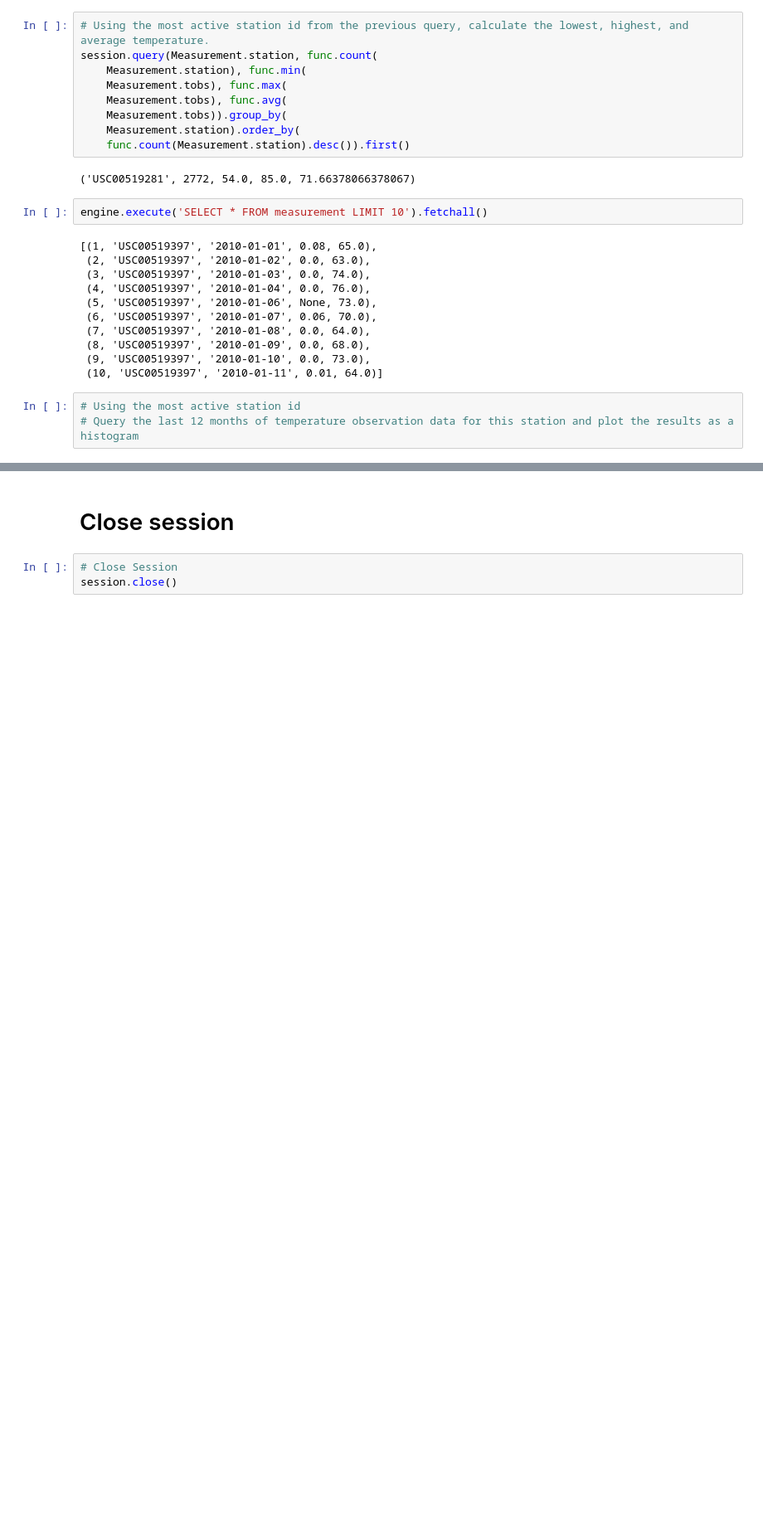
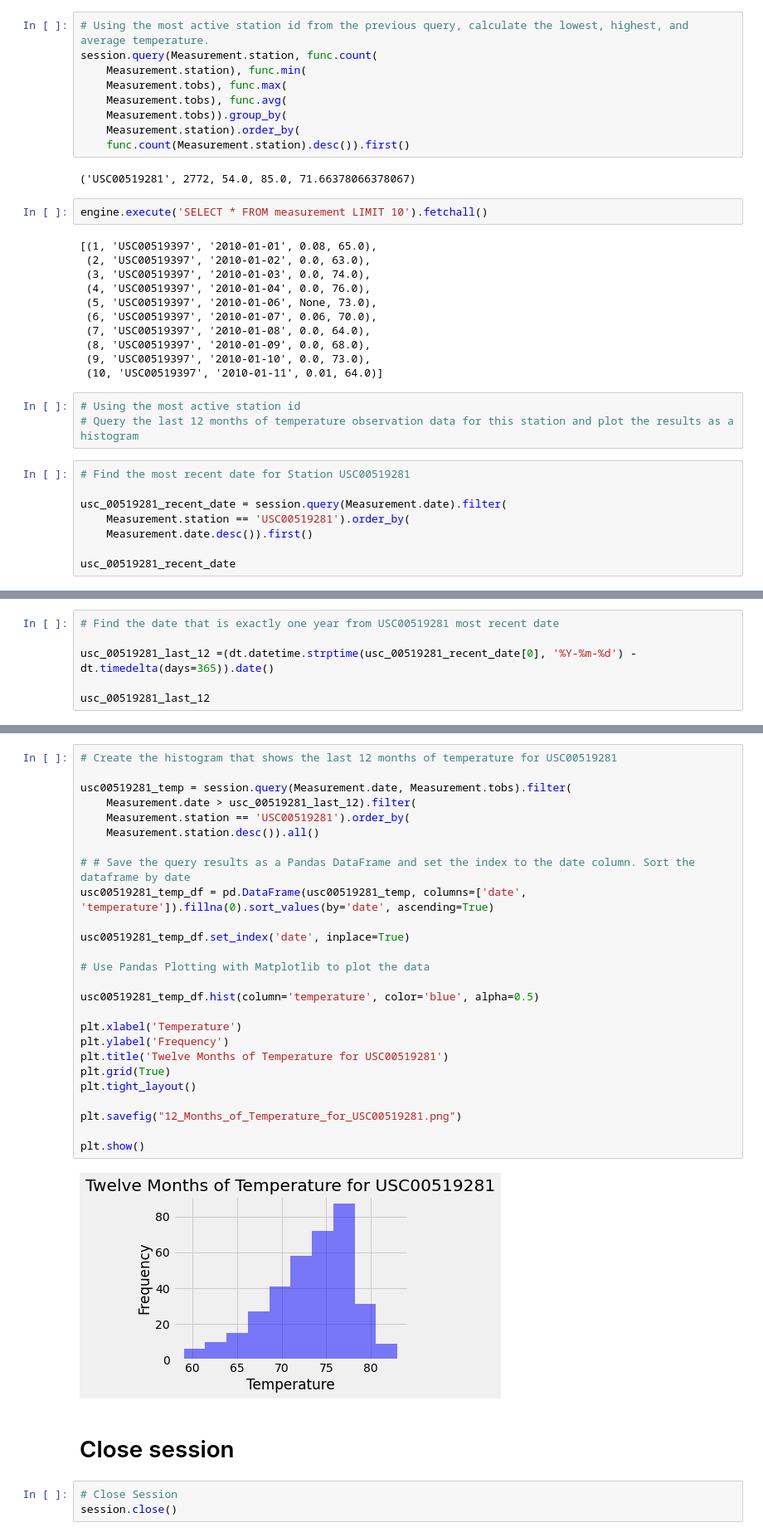
Before and after one commit to llhabers/sqlalchemy-challenge, a Jupyter notebook: SQLA.ipynb, the cells around one changed output, grey strips where cells are left out. Shown at 83% size. Cells and saved outputs as stored; diff of their text form; blank space fills up the shorter version.

```diff
--- a/SQLA.ipynb
+++ b/SQLA.ipynb
@@ -206,3 +204,11 @@ engine.execute('SELECT * FROM measurement LIMIT 10').fetchall()
 # %%
 # Using the most active station id
 # Query the last 12 months of temperature observation data for this station and plot the results as a histogram
+# %%
+# Find the most recent date for Station USC00519281
+
+usc_00519281_recent_date = session.query(Measurement.date).filter(
+    Measurement.station == 'USC00519281').order_by(
+    Measurement.date.desc()).first()
+
+usc_00519281_recent_date
@@ -208,0 +217,6 @@ engine.execute('SELECT * FROM measurement LIMIT 10').fetchall()
+# %%
+# Find the date that is exactly one year from USC00519281 most recent date
+
+usc_00519281_last_12 =(dt.datetime.strptime(usc_00519281_recent_date[0], '%Y-%m-%d') - dt.timedelta(days=365)).date()
+
+usc_00519281_last_12
@@ -209,3 +248,31 @@ engine.execute('SELECT * FROM measurement LIMIT 10').fetchall()
+# %%
+# Create the histogram that shows the last 12 months of temperature for USC00519281
+
+usc00519281_temp = session.query(Measurement.date, Measurement.tobs).filter(
+    Measurement.date > usc_00519281_last_12).filter(
+    Measurement.station == 'USC00519281').order_by(
+    Measurement.station.desc()).all()
+
+# # Save the query results as a Pandas DataFrame and set the index to the date column. Sort the dataframe by date
+usc00519281_temp_df = pd.DataFrame(usc00519281_temp, columns=['date', 'temperature']).fillna(0).sort_values(by='date', ascending=True)
+
+usc00519281_temp_df.set_index('date', inplace=True)
+
+# Use Pandas Plotting with Matplotlib to plot the data
+
+usc00519281_temp_df.hist(column='temperature', color='blue', alpha=0.5)
+
+plt.xlabel('Temperature')
+plt.ylabel('Frequency')
+plt.title('Twelve Months of Temperature for USC00519281')
+plt.grid(True)
+plt.tight_layout()
+
+plt.savefig("12_Months_of_Temperature_for_USC00519281.png")
+
+plt.show()
+# %% [output]
+[figure, added]
 # %% [markdown]
 # Close session
 # %%
```
Also changed, not shown: parts of 4 cells of this notebook, 1 other file.
